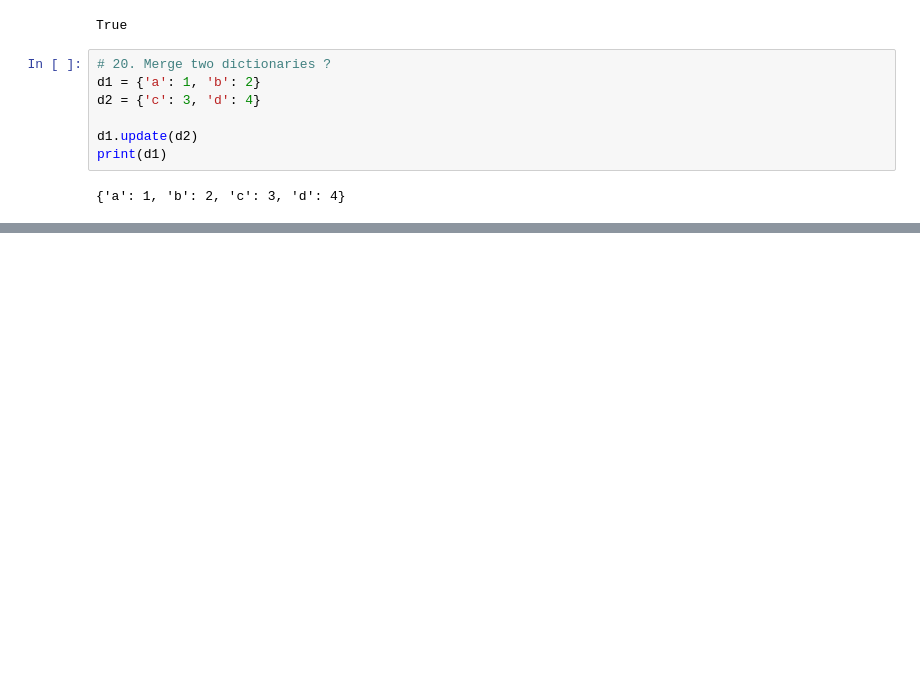
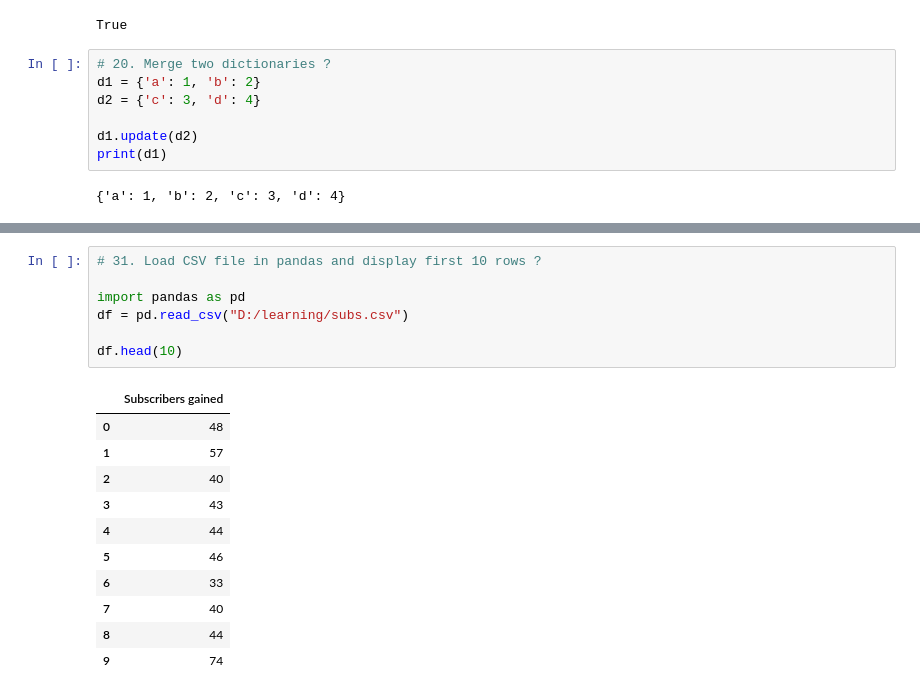
Before and after one commit to Om-Prakash01/ClassroomCummunity-Git, a Jupyter notebook: Practice.ipynb, the cells around one changed output, grey strips where cells are left out. Cells and saved outputs as stored; diff of their text form; blank space fills up the shorter version.

```diff
--- a/Practice.ipynb
+++ b/Practice.ipynb
@@ -569,0 +680,19 @@ print(d1)
+# %%
+# 31. Load CSV file in pandas and display first 10 rows ?
+
+import pandas as pd
+df = pd.read_csv("D:/learning/subs.csv")
+
+df.head(10)
+# %% [output]
+|  | Subscribers gained |
+| 0 | 48 |
+| 1 | 57 |
+| 2 | 40 |
+| 3 | 43 |
+| 4 | 44 |
+| 5 | 46 |
+| 6 | 33 |
+| 7 | 40 |
+| 8 | 44 |
+| 9 | 74 |
```
Also changed, not shown: parts of 13 cells of this notebook.
